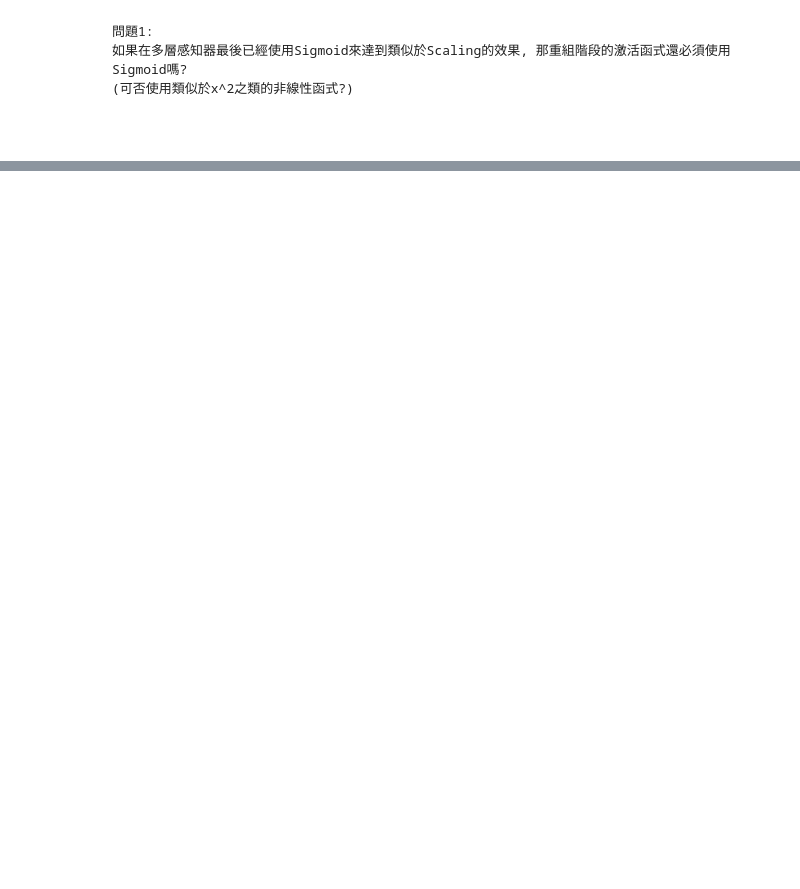
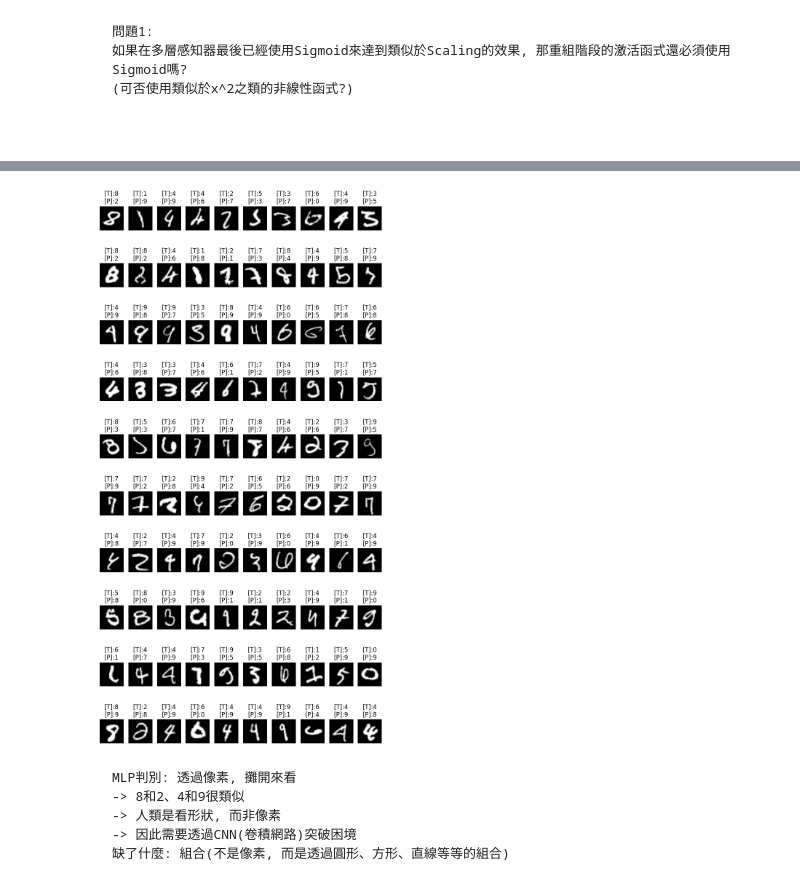
Before and after one commit to kheit9527/2025_TCFST_Python_ML, a Jupyter notebook: 250721_Python_ML_Class07.ipynb, the cells around one changed output, grey strips where cells are left out. Saved outputs shown, nothing was run; the diff lists cells and outputs as text; code cells hidden in the pictures; blank space fills up the shorter version.

````diff
--- a/250721_Python_ML_Class07.ipynb
+++ b/250721_Python_ML_Class07.ipynb
@@ -176,0 +256,3 @@ Step3. 調整方向: 斜率下降法(負向斜率)
+# %%
+from tensorflow.keras.losses import CategoricalCrossentropy
+model.compile(loss = CategoricalCrossentropy(), metrics = ["accuracy"])
@@ -176,0 +480,22 @@ Step3. 調整方向: 斜率下降法(負向斜率)
+# %%
+# 250730 可讀取過去訓練設定
+import os
+from tensorflow.keras.models import Sequential
+from tensorflow.keras.losses import CategoricalCrossentropy
+from tensorflow.keras.layers import Dense
+from tensorflow.keras.models import load_model
+
+
+if not os.path.exists("mnist.keras"):
+    layers = [
+        Dense(128, activation = "relu", input_dim = 784),
+        Dense(10, activation = "sigmoid")
+    ]
+
+    model = Sequential(layers)
+    model.compile(loss = CategoricalCrossentropy(), metrics = ["accuracy"])
+else:
+    print("load model ...")
+    model = load_model("mnist.keras")
+
+model.summary()
@@ -176,0 +514,19 @@ Step3. 調整方向: 斜率下降法(負向斜率)
+# %%
+import matplotlib.pyplot as plt
+pre = model.predict(x_test_norm).argmax(axis = -1) # -1象徵最後一個軸
+print(pre.shape)
+
+neq_idx = np.nonzero(pre != y_test)[0] # 為了把資料從tuple拿出來, 加上[0]
+neq_idx_chosen = neq_idx[:100]
+neq_x = x_test[neq_idx_chosen]
+neq_pre = pre[neq_idx_chosen]
+neq_true = y_test[neq_idx_chosen]
+
+plt.figure(figsize = [10, 20])
+for i in range(len(neq_idx_chosen)):
+    plt.subplot(10, 10, i+1)
+    t = "[T]:{}\n[P]:{}".format(neq_true[i], neq_pre[i])
+    plt.title(t)
+    plt.axis("off")
+    plt.imshow(neq_x[i], cmap = "gray")
+# %% [output]
@@ -176,0 +535,9 @@ Step3. 調整方向: 斜率下降法(負向斜率)
+[figure, added]
+# %% [markdown]
+```
+MLP判別: 透過像素, 攤開來看
+-> 8和2、4和9很類似
+-> 人類是看形狀, 而非像素
+-> 因此需要透過CNN(卷積網路)突破困境
+缺了什麼: 組合(不是像素, 而是透過圓形、方形、直線等等的組合)
+```
````
Also changed, not shown: parts of 26 cells of this notebook.
